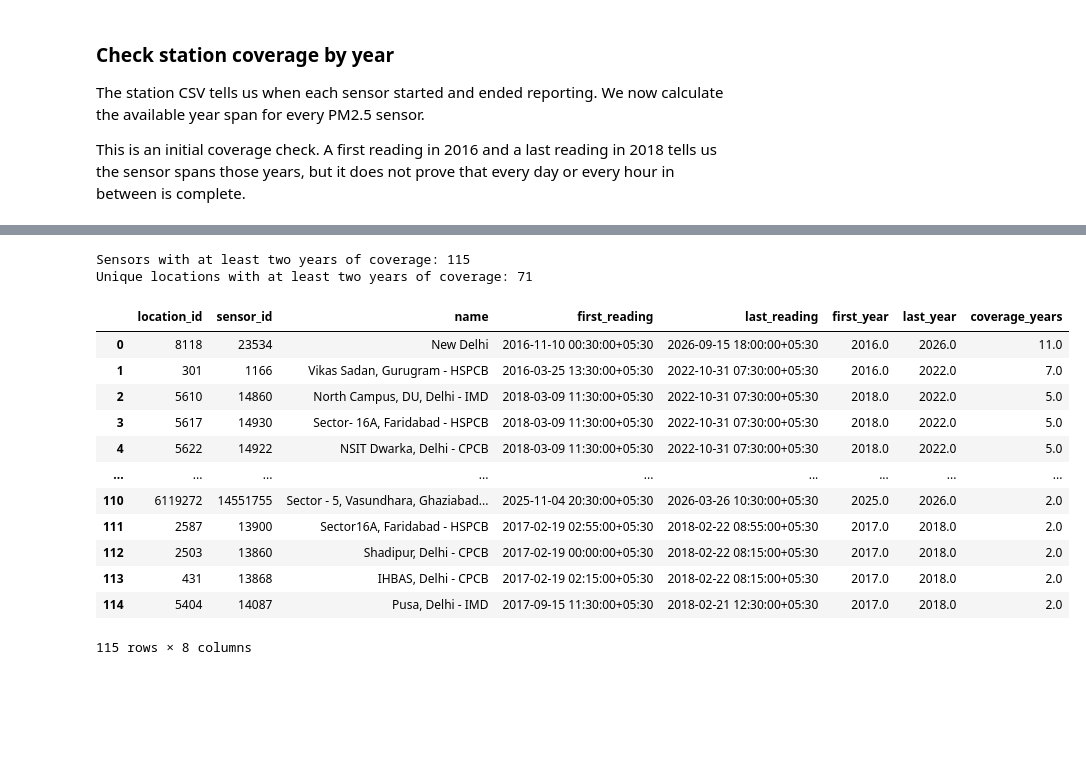
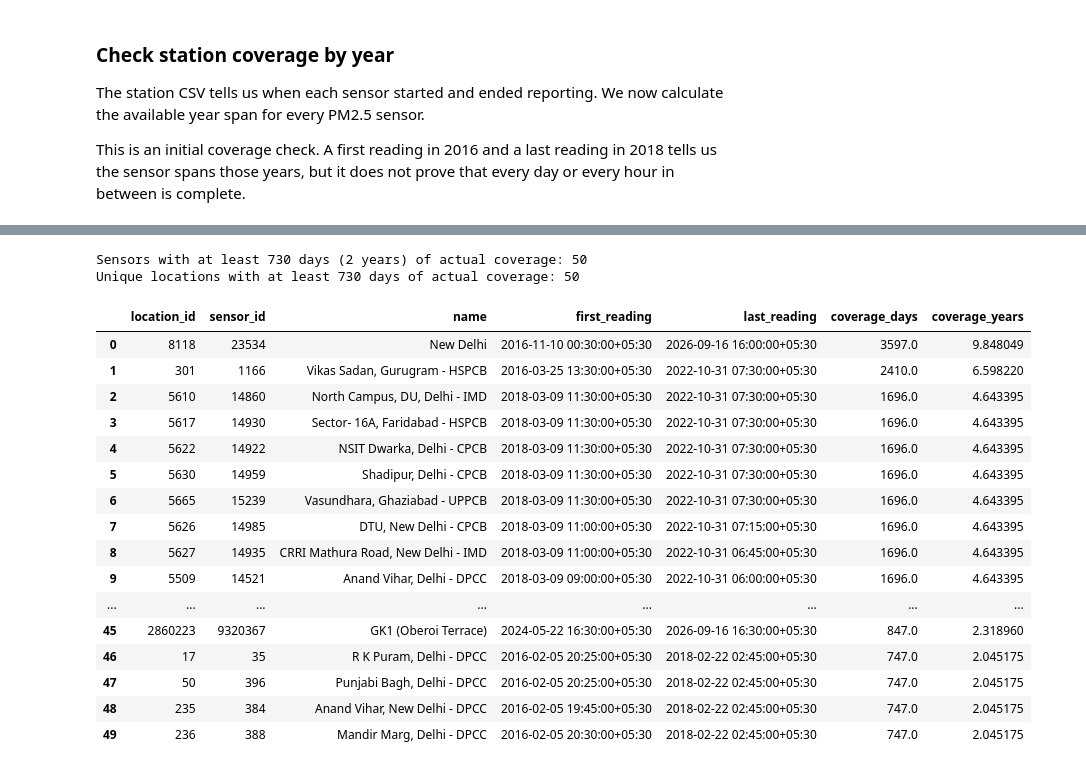
Before and after one commit to coderkali/machine_learning, a Jupyter notebook: 18_Projects/01_Delhi_Air_Forecast/notebooks/03_station_discovery.ipynb, the cells around one changed output, grey strips where cells are left out. Saved outputs shown, nothing was run; the diff lists cells and outputs as text; code cells hidden in the pictures; blank space fills up the shorter version.

```diff
--- a/18_Projects/01_Delhi_Air_Forecast/notebooks/03_station_discovery.ipynb
+++ b/18_Projects/01_Delhi_Air_Forecast/notebooks/03_station_discovery.ipynb
@@ -334,12 +334,13 @@ coverage_table["last_reading"] = pd.to_datetime(
     errors="coerce"
 )
 
-coverage_table["first_year"] = coverage_table["first_reading"].dt.year
-coverage_table["last_year"] = coverage_table["last_reading"].dt.year
+# Real elapsed time, not calendar years touched (2025-12-31 to 2026-01-01
+# spans two calendar years but is only 1 day of actual coverage).
+coverage_table["coverage_days"] = (
+    coverage_table["last_reading"] - coverage_table["first_reading"]
+).dt.days
 
-coverage_table["coverage_years"] = (
-    coverage_table["last_year"] - coverage_table["first_year"] + 1
-)
+coverage_table["coverage_years"] = coverage_table["coverage_days"] / 365.25
 
 coverage_table = coverage_table[
     [
@@ -348,13 +349,12 @@ coverage_table = coverage_table[
         "name",
         "first_reading",
         "last_reading",
-        "first_year",
-        "last_year",
+        "coverage_days",
         "coverage_years",
     ]
 ].sort_values(
-    by=["coverage_years", "first_reading"],
-    ascending=[False, True]
+    by=["coverage_years", "last_reading"],
+    ascending=[False, False]
 )
 
 display(coverage_table.reset_index(drop=True))
@@ -375,42 +375,46 @@ display(coverage_table.reset_index(drop=True))
 # %%
 two_year_sensors = coverage_table[
-    coverage_table["coverage_years"] >= 2
+    coverage_table["coverage_days"] >= 730
 ]
 
 print(
-    "Sensors with at least two years of coverage:",
+    "Sensors with at least 730 days (2 years) of actual coverage:",
     len(two_year_sensors)
 )
 
 print(
-    "Unique locations with at least two years of coverage:",
+    "Unique locations with at least 730 days of actual coverage:",
     two_year_sensors["location_id"].nunique()
 )
 # %% [output]
-Sensors with at least two years of coverage: 115
-Unique locations with at least two years of coverage: 71
+Sensors with at least 730 days (2 years) of actual coverage: 50
+Unique locations with at least 730 days of actual coverage: 50
 # %%
 candidate_stations = coverage_table[
-    coverage_table["coverage_years"] >= 2
+    coverage_table["coverage_days"] >= 730
 ].copy()
 
 candidate_stations = candidate_stations.sort_values(
-    by=["coverage_years", "last_reading"],
+    by=["coverage_days", "last_reading"],
     ascending=[False, False]
 )
 
 display(candidate_stations.reset_index(drop=True))
 # %% [output]
-|  | location_id | sensor_id | name | first_reading | last_reading | first_year | last_year | coverage_years |
-| 0 | 8118 | 23534 | New Delhi | 2016-11-10 00:30:00+05:30 | 2026-09-15 18:00:00+05:30 | 2016.0 | 2026.0 | 11.0 |
-| 1 | 301 | 1166 | Vikas Sadan, Gurugram - HSPCB | 2016-03-25 13:30:00+05:30 | 2022-10-31 07:30:00+05:30 | 2016.0 | 2022.0 | 7.0 |
-| 2 | 5610 | 14860 | North Campus, DU, Delhi - IMD | 2018-03-09 11:30:00+05:30 | 2022-10-31 07:30:00+05:30 | 2018.0 | 2022.0 | 5.0 |
-| 3 | 5617 | 14930 | Sector- 16A, Faridabad - HSPCB | 2018-03-09 11:30:00+05:30 | 2022-10-31 07:30:00+05:30 | 2018.0 | 2022.0 | 5.0 |
-| 4 | 5622 | 14922 | NSIT Dwarka, Delhi - CPCB | 2018-03-09 11:30:00+05:30 | 2022-10-31 07:30:00+05:30 | 2018.0 | 2022.0 | 5.0 |
-| ... | ... | ... | ... | ... | ... | ... | ... | ... |
-| 110 | 6119272 | 14551755 | Sector - 5, Vasundhara, Ghaziabad... | 2025-11-04 20:30:00+05:30 | 2026-03-26 10:30:00+05:30 | 2025.0 | 2026.0 | 2.0 |
-| 111 | 2587 | 13900 | Sector16A, Faridabad - HSPCB | 2017-02-19 02:55:00+05:30 | 2018-02-22 08:55:00+05:30 | 2017.0 | 2018.0 | 2.0 |
-| 112 | 2503 | 13860 | Shadipur, Delhi - CPCB | 2017-02-19 00:00:00+05:30 | 2018-02-22 08:15:00+05:30 | 2017.0 | 2018.0 | 2.0 |
-| 113 | 431 | 13868 | IHBAS, Delhi - CPCB | 2017-02-19 02:15:00+05:30 | 2018-02-22 08:15:00+05:30 | 2017.0 | 2018.0 | 2.0 |
-| 114 | 5404 | 14087 | Pusa, Delhi - IMD | 2017-09-15 11:30:00+05:30 | 2018-02-21 12:30:00+05:30 | 2017.0 | 2018.0 | 2.0 |
+|  | location_id | sensor_id | name | first_reading | last_reading | coverage_days | coverage_years |
+| 0 | 8118 | 23534 | New Delhi | 2016-11-10 00:30:00+05:30 | 2026-09-16 16:00:00+05:30 | 3597.0 | 9.848049 |
+| 1 | 301 | 1166 | Vikas Sadan, Gurugram - HSPCB | 2016-03-25 13:30:00+05:30 | 2022-10-31 07:30:00+05:30 | 2410.0 | 6.598220 |
+| 2 | 5610 | 14860 | North Campus, DU, Delhi - IMD | 2018-03-09 11:30:00+05:30 | 2022-10-31 07:30:00+05:30 | 1696.0 | 4.643395 |
+| 3 | 5617 | 14930 | Sector- 16A, Faridabad - HSPCB | 2018-03-09 11:30:00+05:30 | 2022-10-31 07:30:00+05:30 | 1696.0 | 4.643395 |
+| 4 | 5622 | 14922 | NSIT Dwarka, Delhi - CPCB | 2018-03-09 11:30:00+05:30 | 2022-10-31 07:30:00+05:30 | 1696.0 | 4.643395 |
+| 5 | 5630 | 14959 | Shadipur, Delhi - CPCB | 2018-03-09 11:30:00+05:30 | 2022-10-31 07:30:00+05:30 | 1696.0 | 4.643395 |
+| 6 | 5665 | 15239 | Vasundhara, Ghaziabad - UPPCB | 2018-03-09 11:30:00+05:30 | 2022-10-31 07:30:00+05:30 | 1696.0 | 4.643395 |
+| 7 | 5626 | 14985 | DTU, New Delhi - CPCB | 2018-03-09 11:00:00+05:30 | 2022-10-31 07:15:00+05:30 | 1696.0 | 4.643395 |
+| 8 | 5627 | 14935 | CRRI Mathura Road, New Delhi - IMD | 2018-03-09 11:00:00+05:30 | 2022-10-31 06:45:00+05:30 | 1696.0 | 4.643395 |
+| 9 | 5509 | 14521 | Anand Vihar, Delhi - DPCC | 2018-03-09 09:00:00+05:30 | 2022-10-31 06:00:00+05:30 | 1696.0 | 4.643395 |
+| ... | ... | ... | ... | ... | ... | ... | ... |
+| 45 | 2860223 | 9320367 | GK1 (Oberoi Terrace) | 2024-05-22 16:30:00+05:30 | 2026-09-16 16:30:00+05:30 | 847.0 | 2.318960 |
+| 46 | 17 | 35 | R K Puram, Delhi - DPCC | 2016-02-05 20:25:00+05:30 | 2018-02-22 02:45:00+05:30 | 747.0 | 2.045175 |
+| 47 | 50 | 396 | Punjabi Bagh, Delhi - DPCC | 2016-02-05 20:25:00+05:30 | 2018-02-22 02:45:00+05:30 | 747.0 | 2.045175 |
+| 48 | 235 | 384 | Anand Vihar, New Delhi - DPCC | 2016-02-05 19:45:00+05:30 | 2018-02-22 02:45:00+05:30 | 747.0 | 2.045175 |
+| 49 | 236 | 388 | Mandir Marg, Delhi - DPCC | 2016-02-05 20:30:00+05:30 | 2018-02-22 02:45:00+05:30 | 747.0 | 2.045175 |
-115 rows × 8 columns
```
Also changed, not shown: parts of 1 cell of this notebook, 11 other files.
